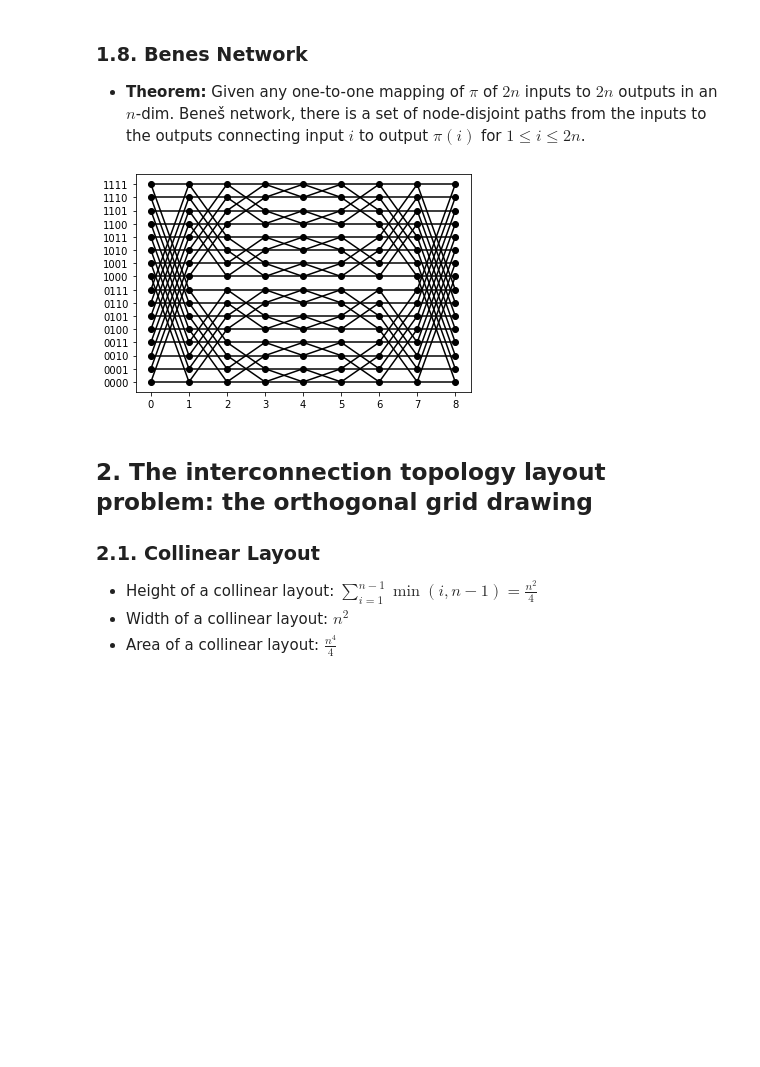
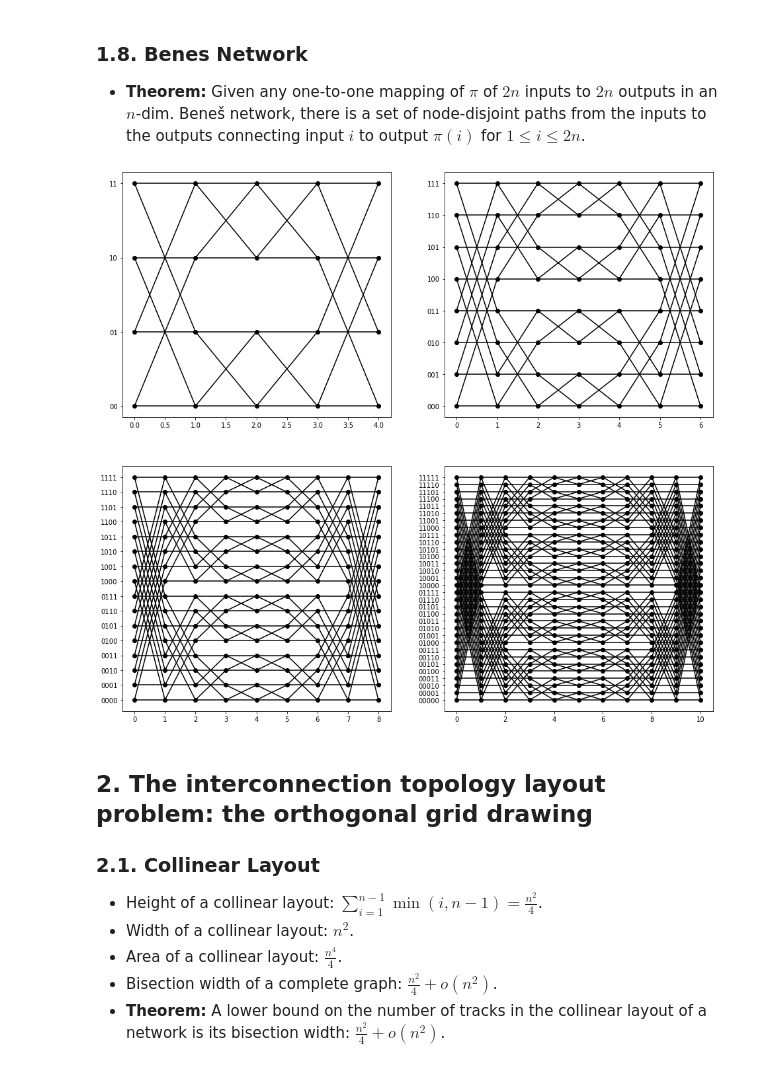
Before and after one commit to vdbalbom/network_algorithms, a Jupyter notebook: algorithms.ipynb, the cells around one changed output. Saved outputs shown, nothing was run; the diff lists cells and outputs as text; code cells hidden in the pictures; blank space fills up the shorter version.

```diff
--- a/algorithms.ipynb
+++ b/algorithms.ipynb
@@ -325,36 +342,51 @@ draw_b_network(G,4)
 # %%
 def benes_network(n):
     nodes= []
     edges = []
     for j in range(n+1):
         for i in range(2**n):
             i = bin(i)[2:].rjust(n, '0')
             nodes.append((i,j))
     for i in nodes:
         for j in nodes:
             if j[1] == i[1] + 1:
                 i_ = (i[0],2*n-i[1])
                 j_ = (j[0],2*n-j[1])
                 if i[0] == j[0]:
                     edges.append((i,j))
                     edges.append((i_,j_))
                 elif i[0][i[1]] != j[0][i[1]] and i[0][:i[1]] == j[0][:i[1]] and i[0][i[1]+1:] == j[0][i[1]+1:]:
                     edges.append((i,j))
                     edges.append((i_,j_))
     return DiGraph(edges)
 
+plt.figure(figsize=(16,15))
+plt.tight_layout()
+plt.subplot(2,2,1)
+G = benes_network(2)
+draw_b_network(G,2)
+G = benes_network(3)
+plt.subplot(2,2,2)
+draw_b_network(G,3)
 G = benes_network(4)
+plt.subplot(2,2,3)
 draw_b_network(G,4)
+G = benes_network(5)
+plt.subplot(2,2,4)
+draw_b_network(G,5)
+plt.show()
 # %% [output]
-[figure, old version]
+[figure, new version]
 # %% [markdown]
 ## 2. The interconnection topology layout problem: the orthogonal grid drawing
 
 ### 2.1. Collinear Layout
 
-- Height of a collinear layout: $\sum_{i=1}^{n-1}{\min(i,n-1)} = \frac{n^2}{4}$
-- Width of a collinear layout: $n^2$
-- Area of a collinear layout: $\frac{n^4}{4}$
+- Height of a collinear layout: $\sum_{i=1}^{n-1}{\min(i,n-1)} = \frac{n^2}{4}$.
+- Width of a collinear layout: $n^2$.
+- Area of a collinear layout: $\frac{n^4}{4}$.
+- Bisection width of a complete graph: $\frac{n^2}{4}+o\left(n^2\right)$.
+- <b>Theorem:</b> A lower bound on the number of tracks in the collinear layout of a network is its bisection width: $\frac{n^2}{4}+o\left(n^2\right)$.
 # %%
 def draw_collinear_layout(n):
     h = 1
```
Also changed, not shown: parts of 35 cells of this notebook.
